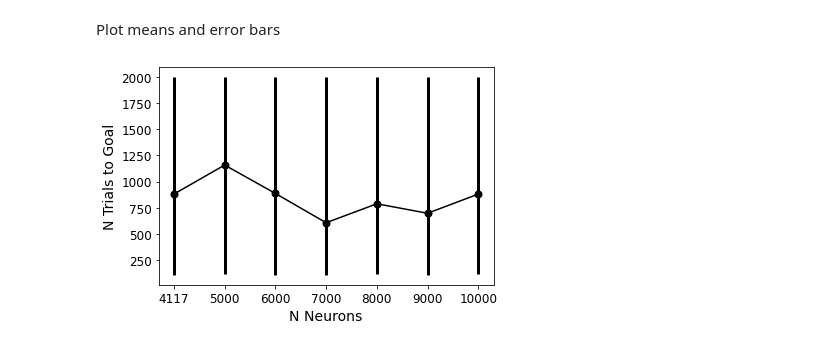
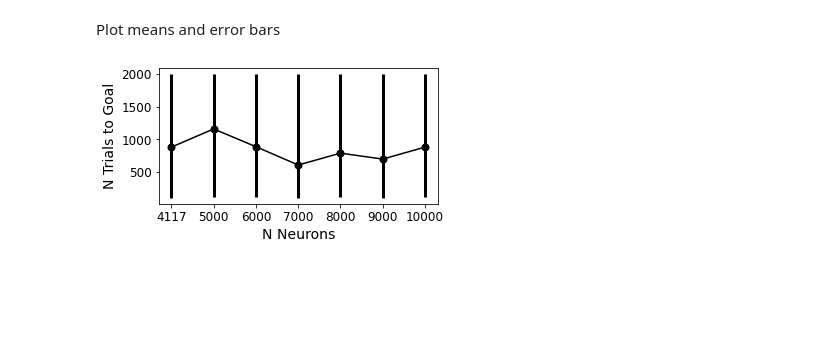
Before and after one commit to maddybartlett/Fast_RL_with_Bio_Based_Reps, a Jupyter notebook: TDLam_SSP_Exploration.ipynb, the cells around one changed output. Drawn from its saved outputs; the diff is of its cells as text; code cells hidden in the pictures; blank space fills up the shorter version.

```diff
--- a/TDLam_SSP_Exploration.ipynb
+++ b/TDLam_SSP_Exploration.ipynb
@@ -255,14 +262,15 @@ errors = ci_to_errsize(ci, means_lst)
 # %% [markdown]
 Plot means and error bars
 # %%
+plt.figure(figsize=(5,2.5))
 x_ticks = ['4117', '5000', '6000', '7000', '8000', '9000', '10000']
 plt.errorbar(x_ticks, means_lst, yerr=errors, elinewidth=3, color = 'black', marker = 'o', markersize = 7)
 plt.xlabel('N Neurons', fontsize = 14)
 plt.ylabel('N Trials to Goal', fontsize = 14)
 #plt.title('Mean Trials to Goal Rolling Mean Reward', fontsize = 16)
 plt.tick_params(labelsize = 12)
 
 ## Save figure
 plt.savefig("./figures/SSPneurons_means.pdf", bbox_inches="tight")
 # %% [output]
-[figure, old version]
+[figure, new version]
```
Also changed, not shown: parts of 2 cells of this notebook, 1 other file.
